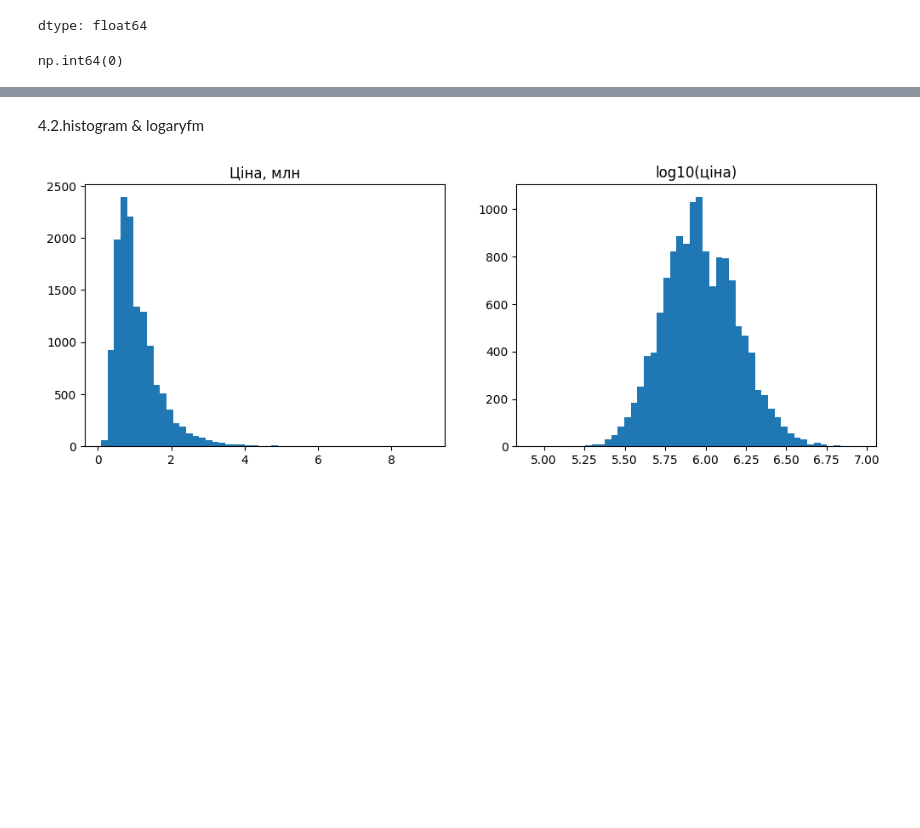
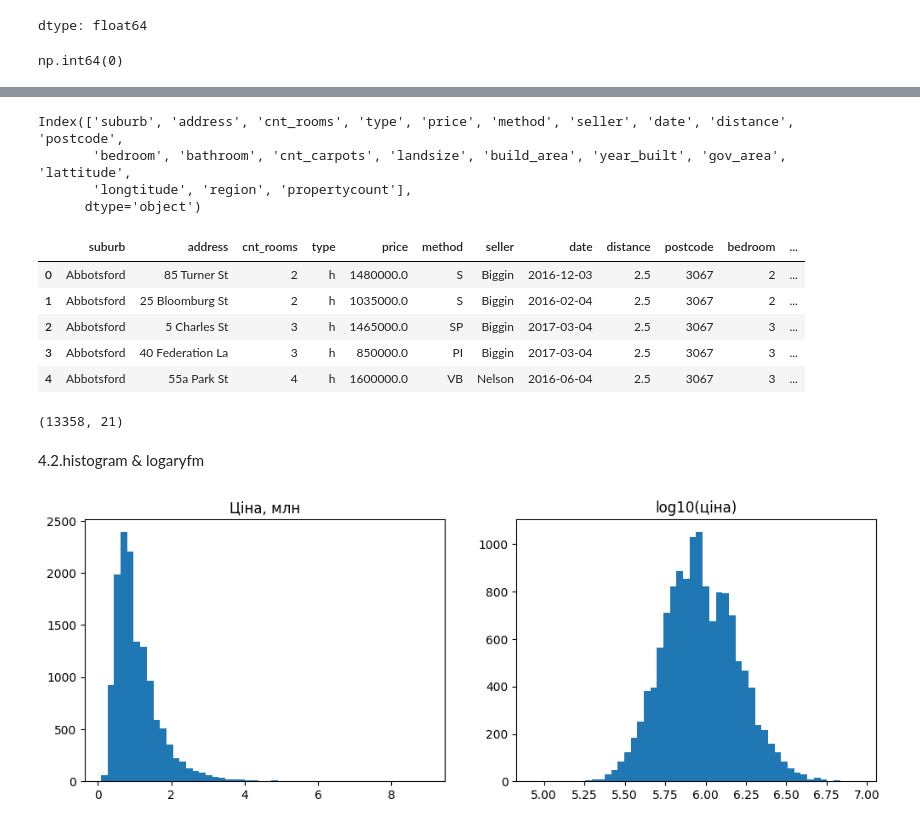
Before and after one commit to NadiiaIvashchuk/melbourne-housing-project, a Jupyter notebook: notebooks/melbourne_housing_project.ipynb, the cells around one changed output, grey strips where cells are left out. Saved outputs shown, nothing was run; the diff lists cells and outputs as text; code cells hidden in the pictures; blank space fills up the shorter version.

```diff
--- a/notebooks/melbourne_housing_project.ipynb
+++ b/notebooks/melbourne_housing_project.ipynb
@@ -223,0 +320,5 @@ np.int64(0)
+# %%
+clean = clean[
+    (clean['bedroom'] <= clean['cnt_rooms']) &
+     (clean['bathroom'] <= clean['cnt_rooms'])
+].reset_index(drop=True)
@@ -224,3 +340,26 @@ np.int64(0)
+# %%
+clean.columns
+# %% [output]
+Index(['suburb', 'address', 'cnt_rooms', 'type', 'price', 'method', 'seller', 'date', 'distance', 'postcode',
+       'bedroom', 'bathroom', 'cnt_carpots', 'landsize', 'build_area', 'year_built', 'gov_area', 'lattitude',
+       'longtitude', 'region', 'propertycount'],
+      dtype='object')
+# %%
+int_columns = ['cnt_rooms', 'postcode', 'bedroom', 'bathroom', 'cnt_carpots', 'year_built', 'propertycount']
+clean[int_columns] = clean[int_columns].astype('Int64')
+
+clean.head()
+# %% [output]
+|  | suburb | address | cnt_rooms | type | price | method | seller | date | distance | postcode | bedroom | ... |
+| 0 | Abbotsford | 85 Turner St | 2 | h | 1480000.0 | S | Biggin | 2016-12-03 | 2.5 | 3067 | 2 | ... |
+| 1 | Abbotsford | 25 Bloomburg St | 2 | h | 1035000.0 | S | Biggin | 2016-02-04 | 2.5 | 3067 | 2 | ... |
+| 2 | Abbotsford | 5 Charles St | 3 | h | 1465000.0 | SP | Biggin | 2017-03-04 | 2.5 | 3067 | 3 | ... |
+| 3 | Abbotsford | 40 Federation La | 3 | h | 850000.0 | PI | Biggin | 2017-03-04 | 2.5 | 3067 | 3 | ... |
+| 4 | Abbotsford | 55a Park St | 4 | h | 1600000.0 | VB | Nelson | 2016-06-04 | 2.5 | 3067 | 3 | ... |
+# %%
+clean.shape
+# %% [output]
+(13358, 21)
 # %% [markdown]
 4.2.histogram & logaryfm
 # %%
```
Also changed, not shown: parts of 16 cells of this notebook.
